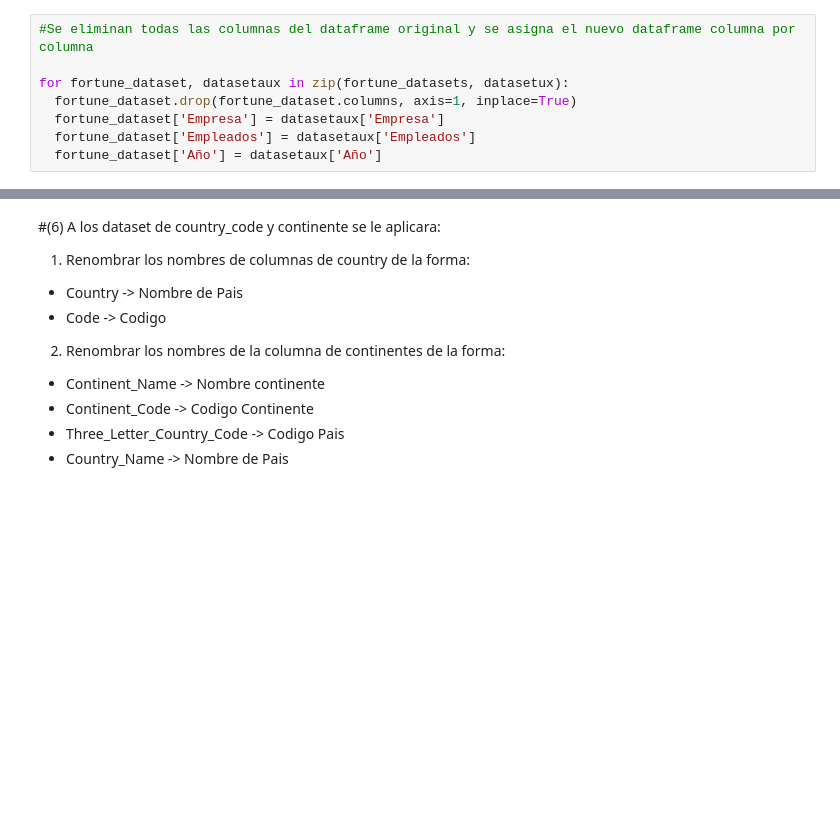
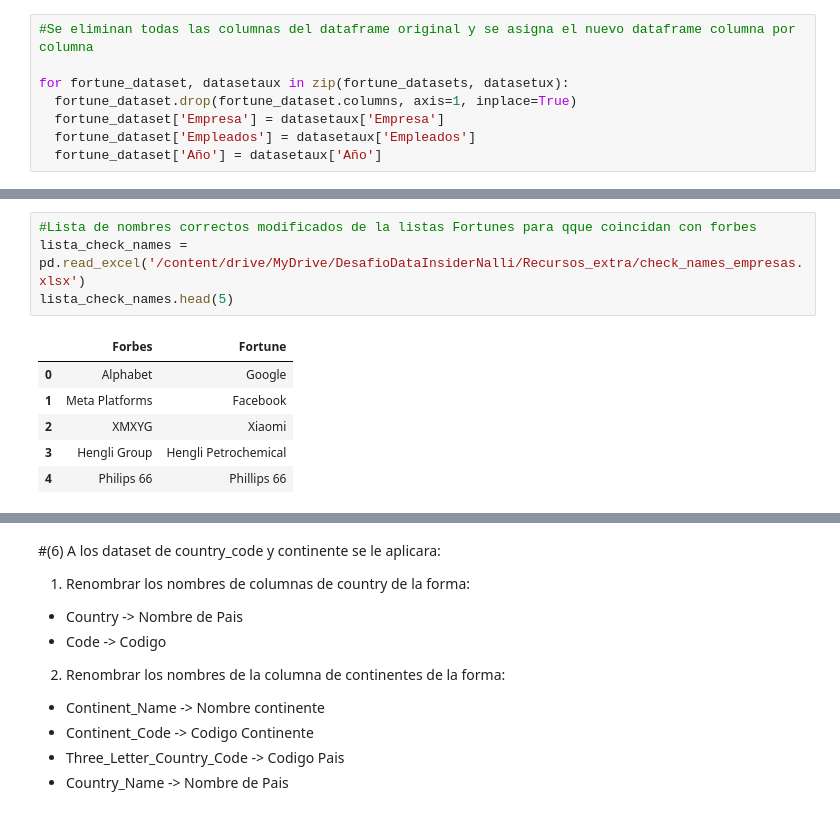
Before and after one commit to Bigote93/DataInsider, a Jupyter notebook: DesafioDataInsider_Nalli.ipynb, the cells around one changed output, grey strips where cells are left out. Drawn from its saved outputs; the diff is of its cells as text; blank space fills up the shorter version.

```diff
--- a/DesafioDataInsider_Nalli.ipynb
+++ b/DesafioDataInsider_Nalli.ipynb
@@ -439,0 +436,11 @@ for fortune_dataset, datasetaux in zip(fortune_datasets, datasetux):
+# %%
+#Lista de nombres correctos modificados de la listas Fortunes para qque coincidan con forbes
+lista_check_names = pd.read_excel('/content/drive/MyDrive/DesafioDataInsiderNalli/Recursos_extra/check_names_empresas.xlsx')
+lista_check_names.head(5)
+# %% [output]
+|  | Forbes | Fortune |
+| 0 | Alphabet | Google |
+| 1 | Meta Platforms | Facebook |
+| 2 | XMXYG | Xiaomi |
+| 3 | Hengli Group | Hengli Petrochemical |
+| 4 | Philips 66 | Phillips 66 |
```
Also changed, not shown: parts of 11 cells of this notebook.
